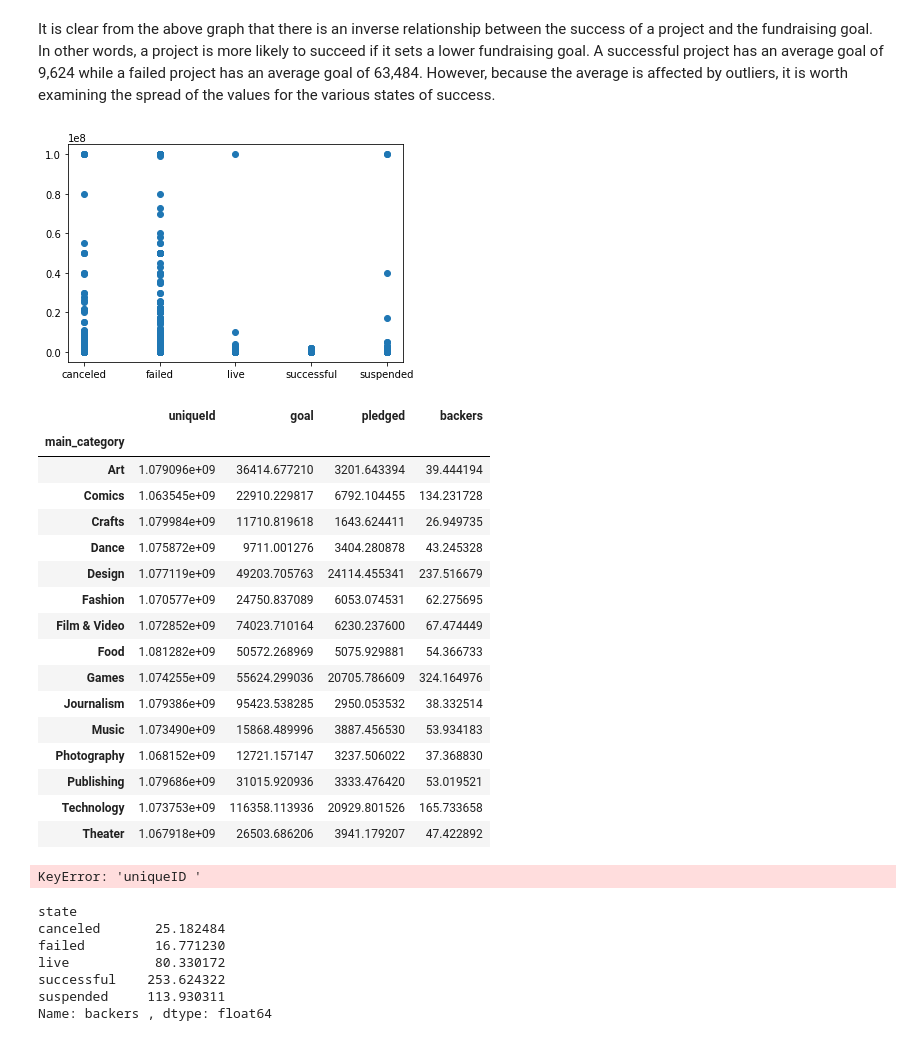
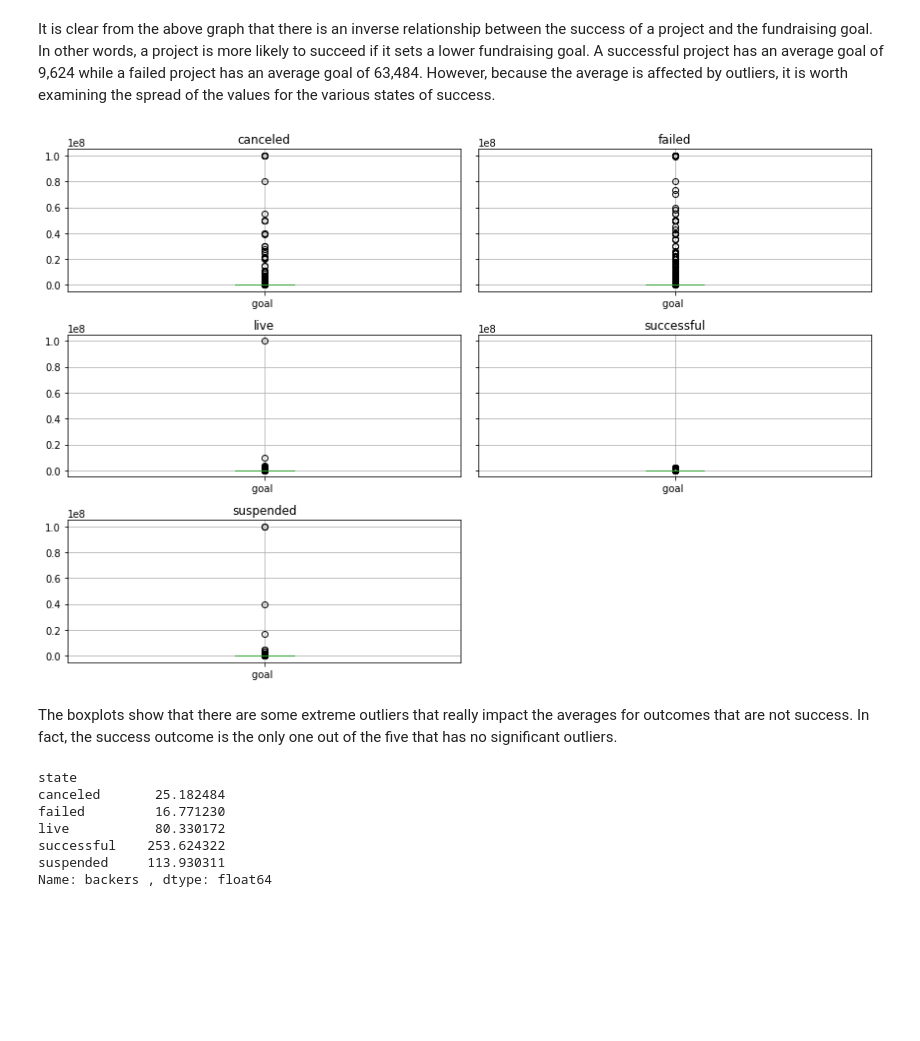
Before and after one commit to BryanCikatz/msds7331_project1, a Jupyter notebook: visualizations_bryan.ipynb, the cells around one changed output. Drawn from its saved outputs; the diff is of its cells as text; code cells hidden in the pictures; blank space fills up the shorter version.

```diff
--- a/visualizations_bryan.ipynb
+++ b/visualizations_bryan.ipynb
@@ -196,8 +196,3 @@ Name: goal , dtype: float64
 [figure]
 # %% [markdown]
 It is clear from the above graph that there is an inverse relationship between the success of a project and the fundraising goal. In other words, a project is more likely to succeed if it sets a lower fundraising goal. A successful project has an average goal of 9,624 while a failed project has an average goal of 63,484. However, because the average is affected by outliers, it is worth examining the spread of the values for the various states of success.
-# %%
-plt.scatter(df['state '], df['goal '])
-plt.show()
-# %% [output]
-[figure, removed]
@@ -206,28 +199,8 @@ plt.show()
-# %%
-#success and category
-df.groupby(['main_category ']).mean()
-# %% [output]
-|  | uniqueId | goal | pledged | backers |
-| main_category |  |  |  |  |
-| Art | 1.079096e+09 | 36414.677210 | 3201.643394 | 39.444194 |
-| Comics | 1.063545e+09 | 22910.229817 | 6792.104455 | 134.231728 |
-| Crafts | 1.079984e+09 | 11710.819618 | 1643.624411 | 26.949735 |
-| Dance | 1.075872e+09 | 9711.001276 | 3404.280878 | 43.245328 |
-| Design | 1.077119e+09 | 49203.705763 | 24114.455341 | 237.516679 |
-| Fashion | 1.070577e+09 | 24750.837089 | 6053.074531 | 62.275695 |
-| Film & Video | 1.072852e+09 | 74023.710164 | 6230.237600 | 67.474449 |
-| Food | 1.081282e+09 | 50572.268969 | 5075.929881 | 54.366733 |
-| Games | 1.074255e+09 | 55624.299036 | 20705.786609 | 324.164976 |
-| Journalism | 1.079386e+09 | 95423.538285 | 2950.053532 | 38.332514 |
-| Music | 1.073490e+09 | 15868.489996 | 3887.456530 | 53.934183 |
-| Photography | 1.068152e+09 | 12721.157147 | 3237.506022 | 37.368830 |
-| Publishing | 1.079686e+09 | 31015.920936 | 3333.476420 | 53.019521 |
-| Technology | 1.073753e+09 | 116358.113936 | 20929.801526 | 165.733658 |
-| Theater | 1.067918e+09 | 26503.686206 | 3941.179207 | 47.422892 |
-# %%
-category_mean = df.groupby(['main_category ']).mean()
-del category_mean['uniqueID ']
-print(category_mean)
-# %% [output]
-KeyError: 'uniqueID '
+# %%
+df.groupby(['state ']).boxplot(column=['goal '], figsize=(12,8))
+plt.tight_layout()
+# %% [output]
+[figure, added]
+# %% [markdown]
+The boxplots show that there are some extreme outliers that really impact the averages for outcomes that are not success. In fact, the success outcome is the only one out of the five that has no significant outliers.
 # %%
```
Also changed, not shown: parts of 9 cells of this notebook.
